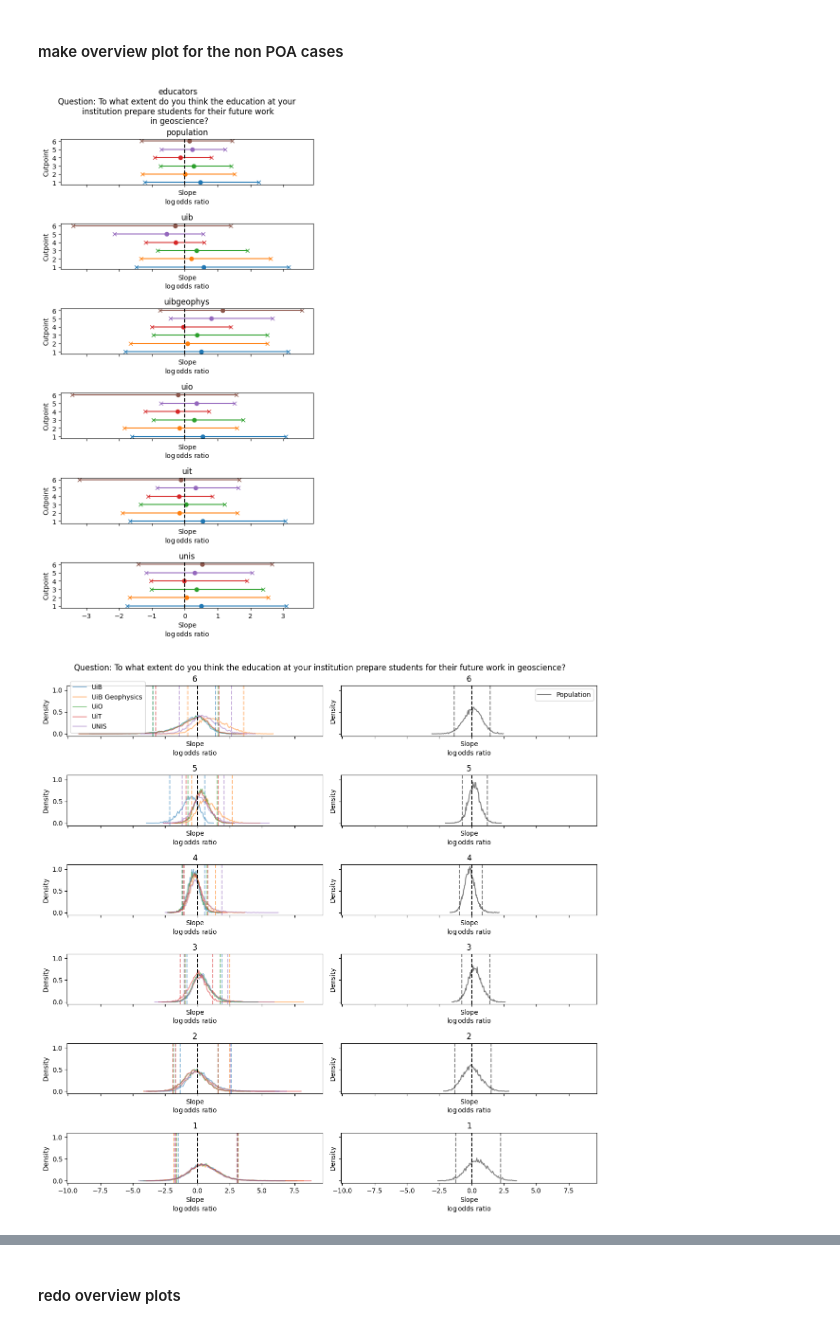
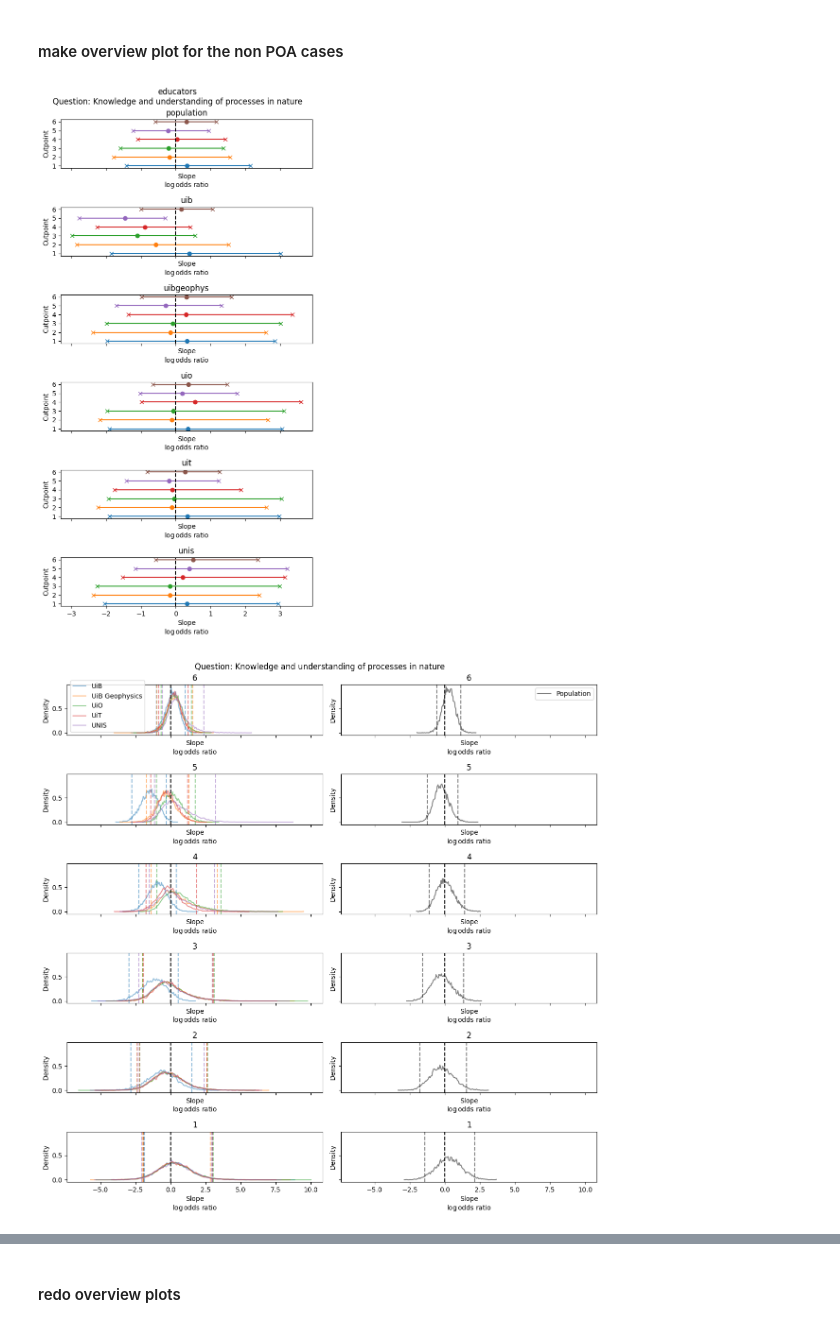
Before and after one commit to HarryYouAreAWizard/BaseGeo_2_0_data_analysis, a Jupyter notebook: OrdinalRegression.ipynb, the cells around one changed output, grey strips where cells are left out. Cells and saved outputs as stored; diff of their text form; code cells hidden in the pictures.

```diff
--- a/OrdinalRegression.ipynb
+++ b/OrdinalRegression.ipynb
@@ -1378,10 +1378,11 @@ plot_non_POA_overviews(violated_questions_admintech, "admintech")
 # %%
 selection = "educators"
 question = "To what extent do you think there is coherence (connectedness) between the courses in the study programme?"
 question = "To what extent do you think the education at your institution prepare students for their future work in geoscience?"
+question = "Knowledge and understanding of processes in nature"
 plot_overview_nonPOA(question, selection, exponentiate=0)
 plot_binary_slopes_for_question(question, selection, exponentiate=0)
 # plt.close()
 # %% [output]
-[figure, old version]
+[figure, new version]
-[figure, old version]
+[figure, new version]
```
Also changed, not shown: parts of 8 cells of this notebook.
